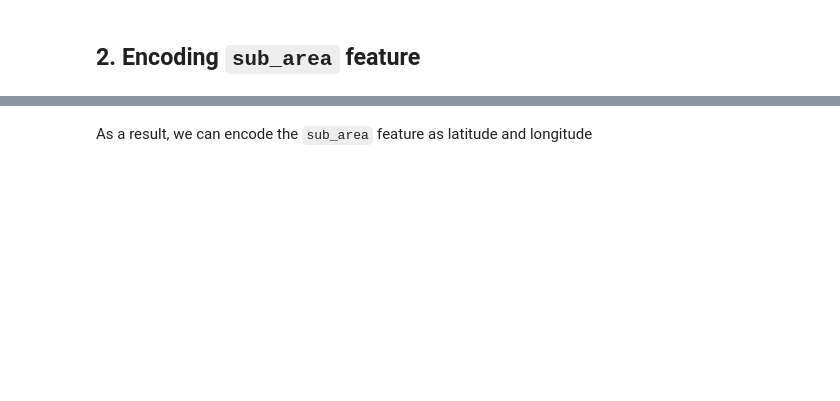
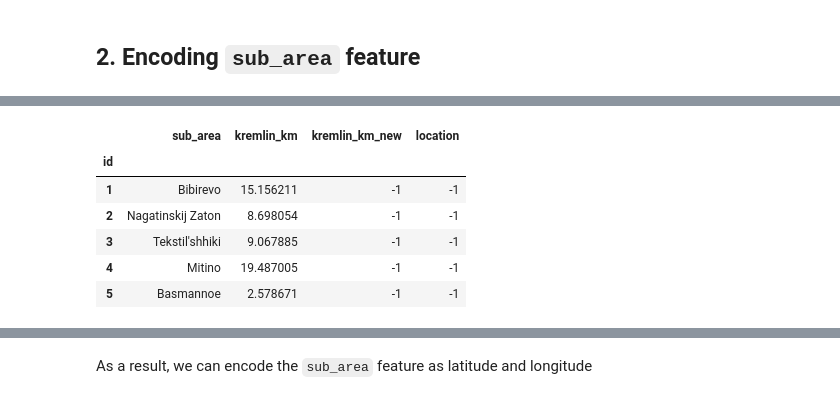
Before and after one commit to STASVLAD/Kaggle-contest-Sberbank-Russian-Housing-Market, a Jupyter notebook: features.ipynb, the cells around one changed output, grey strips where cells are left out. Saved outputs shown, nothing was run; the diff lists cells and outputs as text; code cells hidden in the pictures; blank space fills up the shorter version.

```diff
--- a/features.ipynb
+++ b/features.ipynb
@@ -96,0 +98,13 @@ coords[id_min]
+# %%
+coords_df = train_df[['sub_area', 'kremlin_km']].copy()
+coords_df['kremlin_km_new'] = -1
+coords_df['location'] = -1
+coords_df.head()
+# %% [output]
+|  | sub_area | kremlin_km | kremlin_km_new | location |
+| id |  |  |  |  |
+| 1 | Bibirevo | 15.156211 | -1 | -1 |
+| 2 | Nagatinskij Zaton | 8.698054 | -1 | -1 |
+| 3 | Tekstil'shhiki | 9.067885 | -1 | -1 |
+| 4 | Mitino | 19.487005 | -1 | -1 |
+| 5 | Basmannoe | 2.578671 | -1 | -1 |
```
Also changed, not shown: parts of 12 cells of this notebook, 3 other files.
